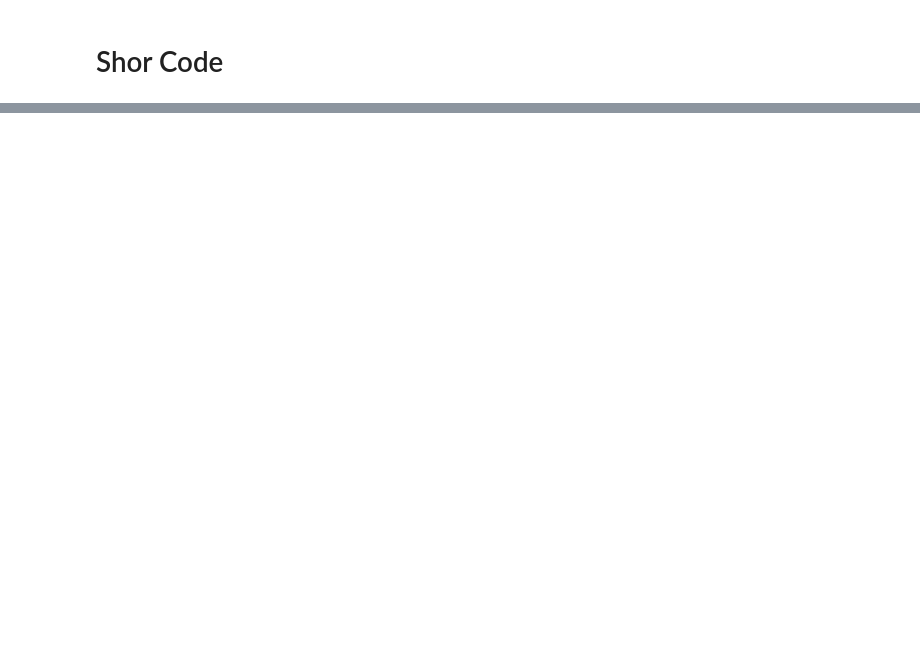
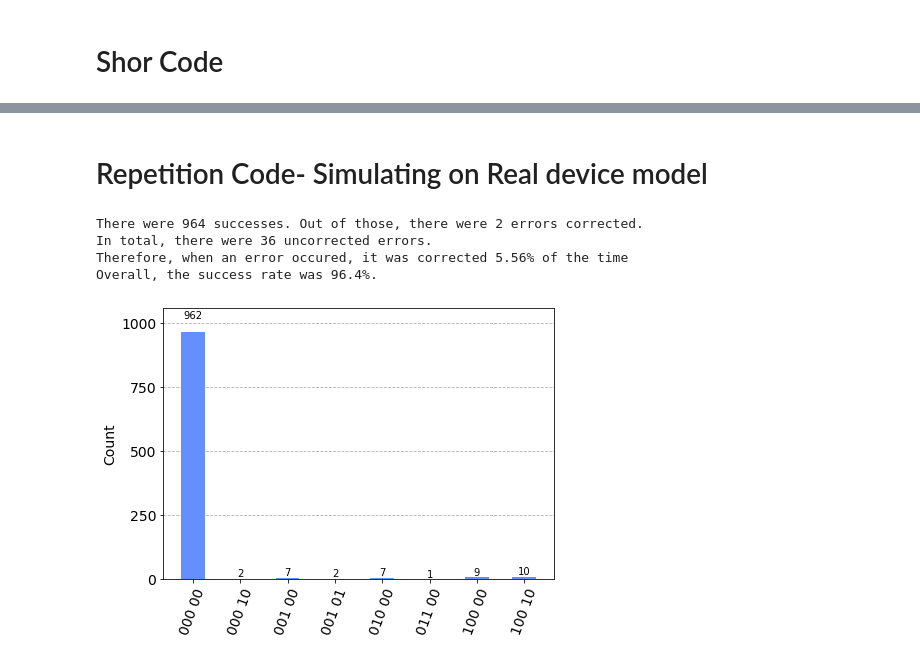
Before and after one commit to daschaich/QEC-Notebooks, a Jupyter notebook: Repetition Code and Shor Code.ipynb, the cells around one changed output, grey strips where cells are left out. Cells and saved outputs as stored; diff of their text form; code cells hidden in the pictures; blank space fills up the shorter version.

Commit message:
Speed up, real device model
Added a model of a real device to begin to test the error correcting codes

```diff
--- a/Repetition Code and Shor Code.ipynb
+++ b/Repetition Code and Shor Code.ipynb
@@ -689,0 +493,80 @@ plt.show()
+# %% [markdown]
+# Repetition Code- Simulating on Real device model
+# %%
+from qiskit_aer import AerSimulator
+from qiskit.providers.fake_provider import FakeAuckland
+from qiskit.visualization import plot_histogram
+device_backend = FakeAuckland()
+sim_auckland = AerSimulator.from_backend(device_backend)
+
+q = QuantumRegister(5)
+
+# Create a classical register with 5 bits
+c = ClassicalRegister(2)
+
+# Create a quantum circuit
+bit_flip = QuantumCircuit(q, c)
+
+# Prepares qubit in the desired initial state
+
+# Encodes the qubit in a three-qubit entangled state
+bit_flip.cx(q[0], q[1])
+bit_flip.cx(q[0], q[2])
+
+# Adds additional two qubits for error-correction
+bit_flip.cx(q[0], q[3])
+bit_flip.cx(q[1], q[3])
+bit_flip.cx(q[1], q[4])
+bit_flip.cx(q[2], q[4])
+
+# Measure the two additional qubits
+bit_flip.measure(q[3], c[0])
+bit_flip.measure(q[4], c[1])
+
+# Do error correction
+bit_flip.x(q[0]).c_if(c,1)
+bit_flip.x(q[1]).c_if(c,3)
+bit_flip.x(q[2]).c_if(c,2)
+
+# Decodes the qubit from the three-qubit entangled state
+# bit_flip.cx(q[0], q[1])
+# bit_flip.cx(q[0], q[2])
+
+# Create a classical register with 3 bits
+cr = ClassicalRegister(3)
+
+# Add the classical register to the quantum circuit
+bit_flip.add_register(cr)
+# Check the state of the initial qubit
+for i in range(0,3):
+    bit_flip.measure(q[i], cr[i])
+# Choose a simulator
+tcirc = transpile(bit_flip, sim_auckland)
+
+# Execute noisy simulation and get counts
+result_noise = sim_auckland.run(tcirc, shots = 1000).result()
+counts = result_noise.get_counts(0)
+
+counts_dict = dict(counts)
+success = 0
+no_correction_success = 0
+for key, value in counts_dict.items():
+    if key[:3] == '000':
+        success += value
+    if key == '000 00':
+        no_correction_success += value
+
+errors_corrected = (success - no_correction_success)
+errors_uncorrected = (1000-success)
+
+print(f'There were {success} successes. Out of those, there were {errors_corrected} errors corrected.')
+print(f'In total, there were {errors_uncorrected} uncorrected errors.')
+print(f'Therefore, when an error occured, it was corrected {round((errors_corrected/errors_uncorrected)*100, 2)}% of the time')
+print(f'Overall, the success rate was {success/10}%.')
+plot_histogram(counts)
+# %% [output]
+There were 964 successes. Out of those, there were 2 errors corrected.
+In total, there were 36 uncorrected errors.
+Therefore, when an error occured, it was corrected 5.56% of the time
+Overall, the success rate was 96.4%.
+[figure, added]
```
Also changed, not shown: parts of 13 cells of this notebook.
